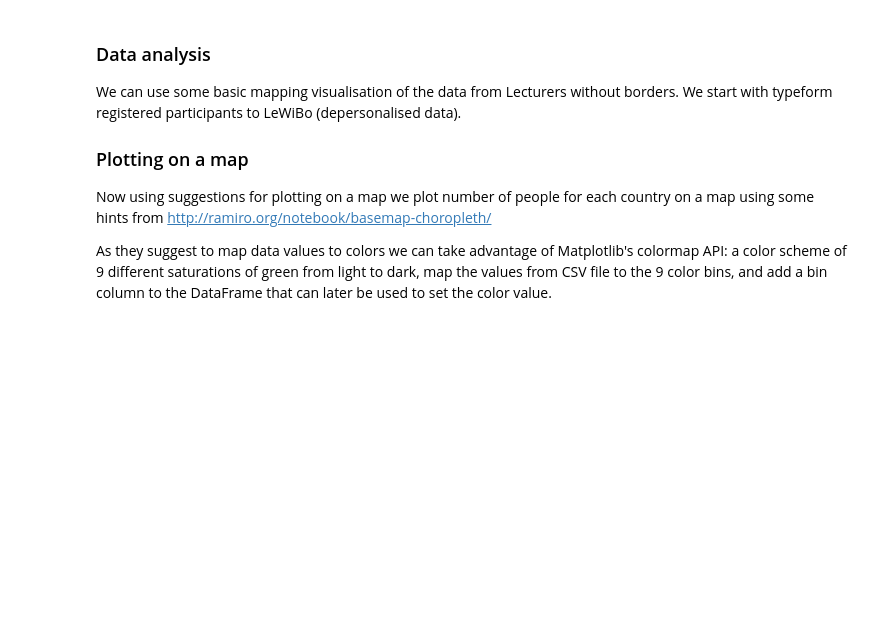
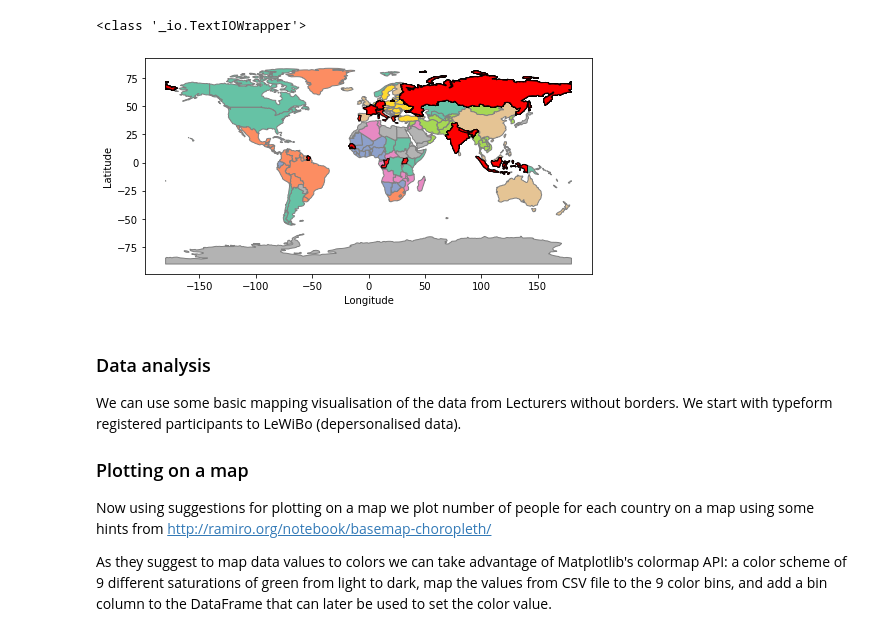
Before and after one commit to Liyubov/data_analysis_for_social_good, a Jupyter notebook: LeWiBo_on_map.ipynb, the cells around one changed output. Drawn from its saved outputs; the diff is of its cells as text; code cells hidden in the pictures; blank space fills up the shorter version.

Commit message:
work in progress on simple visualisation on maps

```diff
--- a/LeWiBo_on_map.ipynb
+++ b/LeWiBo_on_map.ipynb
@@ -84,3 +89,35 @@ turning csv file to pandas
+# %%
+#############Plot lectures made or agreed on map#######################
+world = gpd.read_file(gpd.datasets.get_path('naturalearth_lowres'))
+
+# plot the whole world
+ax2 = world.plot( figsize=(8,4), edgecolor=u'gray', cmap='Set2' )
+
+countries_list = open("C:/Users/lyubo/Documents/DATA_networks/countries.txt")
+print(type(countries_list))
+
+with open('C:/Users/lyubo/Documents/DATA_networks/countries.txt', 'r') as f2:
+    datacountries = f2.read()
+    #print(data)
+
+for index in range(1, np.size(countries)): #df_scientists.iterrows():
+    #print(countries[index])# (row["source_iso3"], row["estimated_trips"])
+    #check if country is in a list countries.txt
+    if countries[index] in datacountries:
+        plotCountryPatch(ax2, countries[index], 'red')
+    #print(index)
+
+
+# the place to plot additional vector data (points, lines)
+
+plt.ylabel('Latitude')
+plt.xlabel('Longitude')
+
+#ax2.axis('scaled')
+plt.show()
+# %% [output]
+<class '_io.TextIOWrapper'>
+[figure, added]
 # %% [markdown]
 ### Data analysis
 We can use some basic mapping visualisation of the data from Lecturers without borders. We start with typeform registered participants to LeWiBo (depersonalised data).
```
Also changed, not shown: parts of 7 cells of this notebook.
